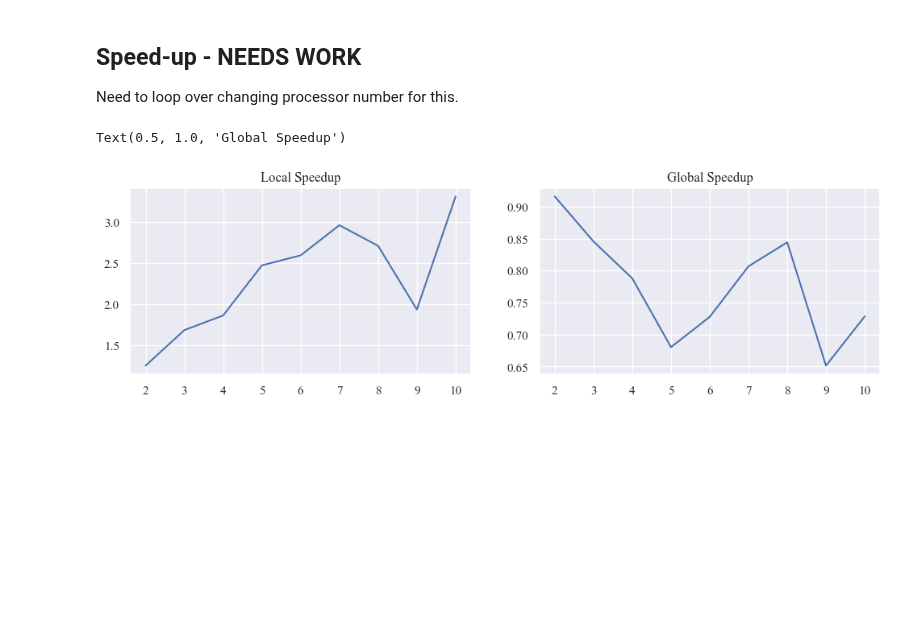
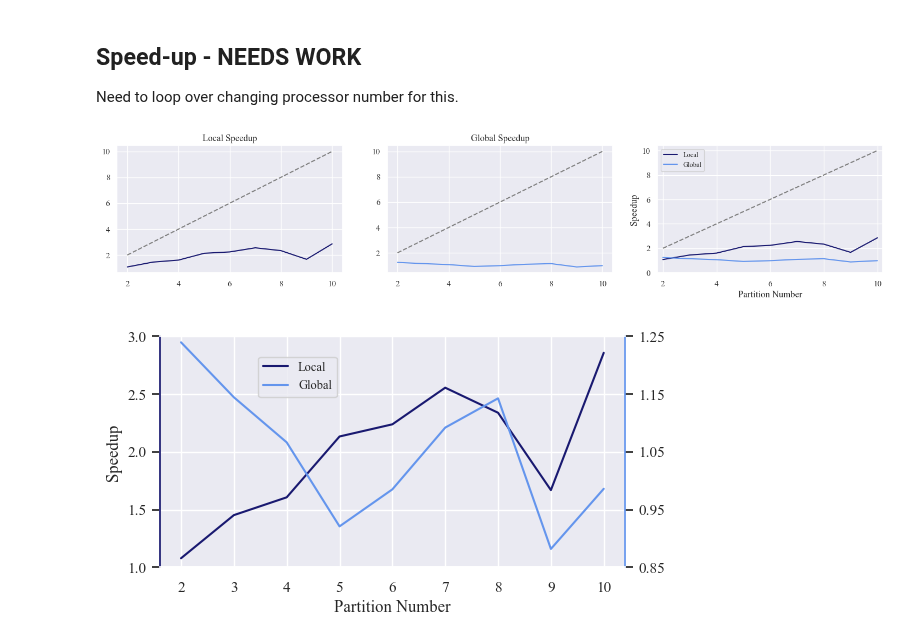
Before and after one commit to KRudd-E/BigData, a Jupyter notebook: code/src/logs/reports_analysis.ipynb, the cells around one changed output. Saved outputs shown, nothing was run; the diff lists cells and outputs as text; code cells hidden in the pictures; blank space fills up the shorter version.

```diff
--- a/code/src/logs/reports_analysis.ipynb
+++ b/code/src/logs/reports_analysis.ipynb
@@ -171,16 +169,57 @@ plt.savefig(f'balancedAccuracyVSruntime.png', dpi=1200, bbox_inches='tight')
 
 Need to loop over changing processor number for this.
 # %%
-local_serial_speed = 20 #seconds
-global_serial_speed = 1200 #seconds
+local_serial_speed = 17.2592 #seconds
+global_serial_speed = 1624.067 #seconds
 local_avg['Speed_up'] = local_serial_speed / local_avg['Total_Time']
 global_avg['Speed_up'] = global_serial_speed / global_avg['Total_Time']
 # %%
-fig, ax = plt.subplots(1,2, figsize=(12, 3))
-ax[0].plot(local_avg['Speed_up'])
+fig, ax = plt.subplots(1,3, figsize=(18, 3))
+
+ax[0].plot(local_avg['Speed_up'], color='midnightblue')
+ax[0].plot(np.linspace(2, 10, 100), np.linspace(2, 10, 100), color='grey', linestyle='--')
 ax[0].set_title('Local Speedup')
-ax[1].plot(global_avg['Speed_up'])
+ax[1].plot(global_avg['Speed_up'], color='cornflowerblue')
+ax[1].plot(np.linspace(2, 10, 100), np.linspace(2, 10, 100), color='grey', linestyle='--')
 ax[1].set_title('Global Speedup')
+#ax[2].plot(np.linspace(2, 10, 100), np.linspace(1, 1, 100), color='lightgrey', linestyle='--')
+ax[2].plot(local_avg['Speed_up'], label='Local', color='midnightblue')
+ax[2].plot(global_avg['Speed_up'], label='Global', color='cornflowerblue')
+ax[2].plot(np.linspace(2, 10, 100), np.linspace(2, 10, 100), color='grey', linestyle='--')
+ax[2].legend(['Local', 'Global'], loc='upper left', fontsize=9)
+ax[2].set_ylim(0, 10.4)
+ax[2].set_xlim(1.8,10.2)
+ax[2].set_xlabel('Partition Number')
+ax[2].set_ylabel('Speedup')
+
+plt.savefig(f'img/speedup.png', dpi=1200, bbox_inches='tight')
 # %% [output]
-Text(0.5, 1.0, 'Global Speedup')
-[figure, old version]
+[figure, new version]
+# %%
+# K - im not a massive fan of this as we cant illustrate the ideal speedup.
+
+fig, ax1 = plt.subplots(1,1, figsize=(6, 3))
+
+ax2 = ax1.twinx()
+n_breaks = 5
+
+ax1.plot(local_avg['Speed_up'], color='midnightblue', zorder=2.5)
+ax2.plot(global_avg['Speed_up'], color='cornflowerblue', zorder=3)
+ax1.set_ylabel("Speedup")
+ax1.set_xlabel("Partition Number")
+ax1.set_ylim(1, 3)
+ax1.set_yticks(np.linspace(1, 3, n_breaks))
+ax1.grid(zorder=0)
+
+ax2.set_ylim(0.85, 1.25)
+ax2.set_yticks(np.linspace(0.85, 1.25, n_breaks))
+ax2.grid(None)
+
+ax2.spines['left'].set_color('midnightblue')
+ax2.spines['right'].set_color('cornflowerblue')
+
+fig.legend(['Local', 'Global'], loc=[0.28, 0.75], fontsize=9)
+
+plt.savefig(f'img/speedup-twinAx.png', dpi=1200, bbox_inches='tight')
+# %% [output]
+[figure, added]
```
Also changed, not shown: parts of 6 cells of this notebook, 11 other files.
